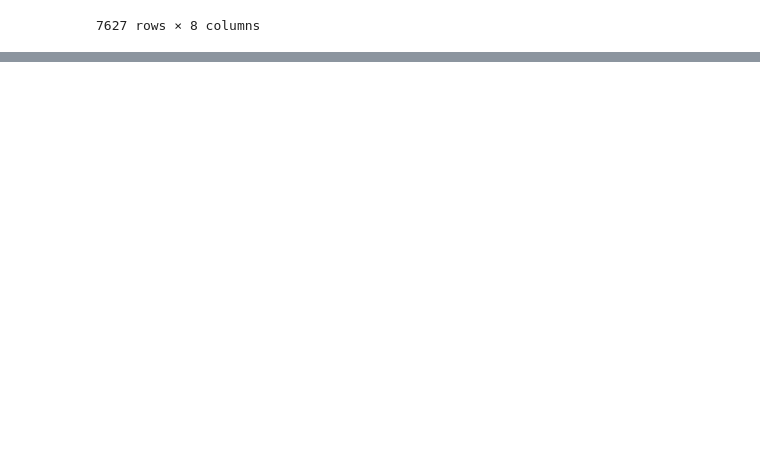
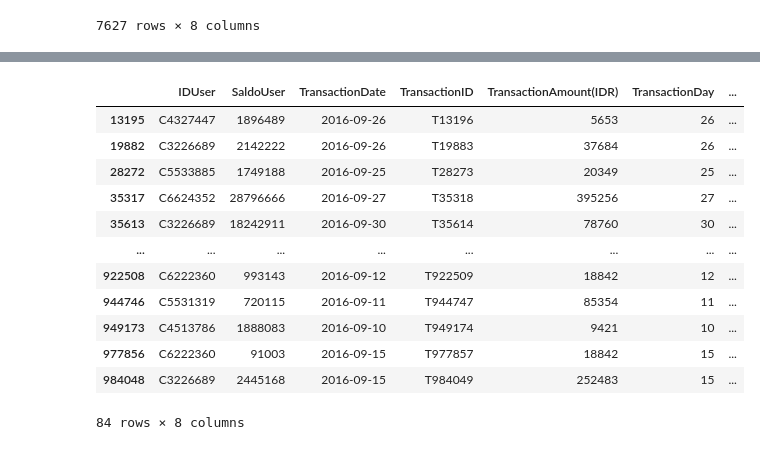
Before and after one commit to alouvre/CapstoneNeeds, a Jupyter notebook: Data_Collecting_FiturPrediksiPolaPengeluaranUser.ipynb, the cells around one changed output, grey strips where cells are left out. Drawn from its saved outputs; the diff is of its cells as text; code cells hidden in the pictures; blank space fills up the shorter version.

```diff
--- a/Data_Collecting_FiturPrediksiPolaPengeluaranUser.ipynb
+++ b/Data_Collecting_FiturPrediksiPolaPengeluaranUser.ipynb
@@ -263,0 +302,19 @@ filtered_data
+# %%
+# Untuk memilih user yang melakukan 6 kali transaksi selama 3 bulan (Agustus, September, Oktober) pada tahun 2016
+selected_users = user_transaction_counts[(user_transaction_counts >= 6)].index
+filtered_data = data[data['IDUser'].isin(selected_users)]
+filtered_data
+# %% [output]
+|  | IDUser | SaldoUser | TransactionDate | TransactionID | TransactionAmount(IDR) | TransactionDay | ... |
+| 13195 | C4327447 | 1896489 | 2016-09-26 | T13196 | 5653 | 26 | ... |
+| 19882 | C3226689 | 2142222 | 2016-09-26 | T19883 | 37684 | 26 | ... |
+| 28272 | C5533885 | 1749188 | 2016-09-25 | T28273 | 20349 | 25 | ... |
+| 35317 | C6624352 | 28796666 | 2016-09-27 | T35318 | 395256 | 27 | ... |
+| 35613 | C3226689 | 18242911 | 2016-09-30 | T35614 | 78760 | 30 | ... |
+| ... | ... | ... | ... | ... | ... | ... | ... |
+| 922508 | C6222360 | 993143 | 2016-09-12 | T922509 | 18842 | 12 | ... |
+| 944746 | C5531319 | 720115 | 2016-09-11 | T944747 | 85354 | 11 | ... |
+| 949173 | C4513786 | 1888083 | 2016-09-10 | T949174 | 9421 | 10 | ... |
+| 977856 | C6222360 | 91003 | 2016-09-15 | T977857 | 18842 | 15 | ... |
+| 984048 | C3226689 | 2445168 | 2016-09-15 | T984049 | 252483 | 15 | ... |
+84 rows × 8 columns
```
Also changed, not shown: parts of 2 cells of this notebook.
